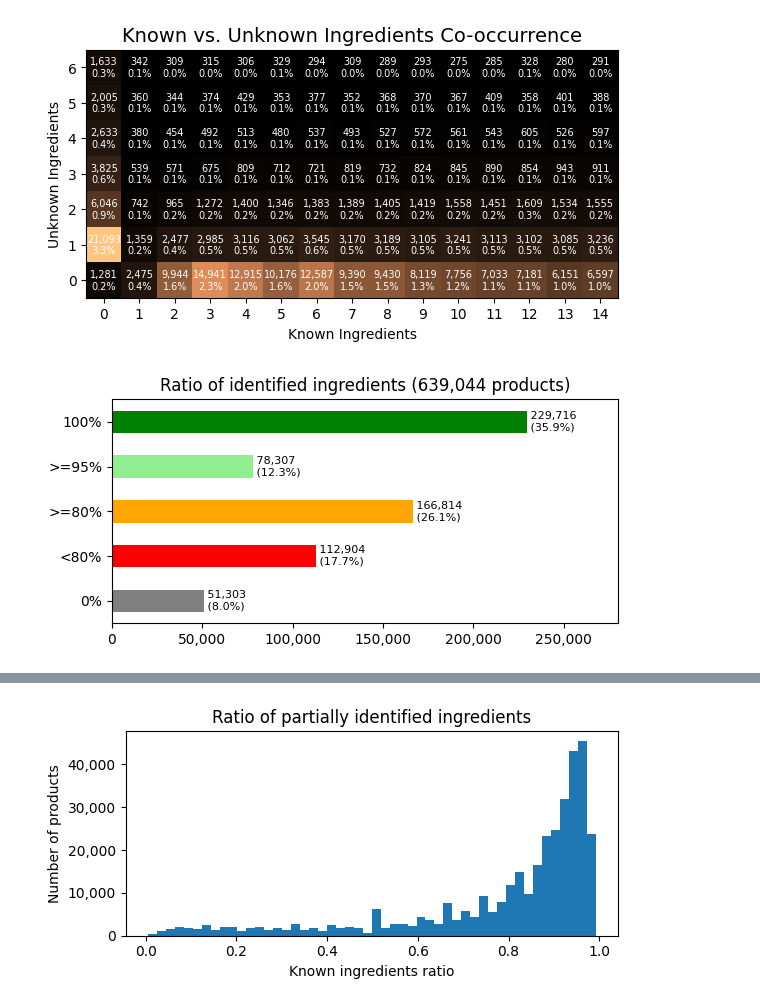
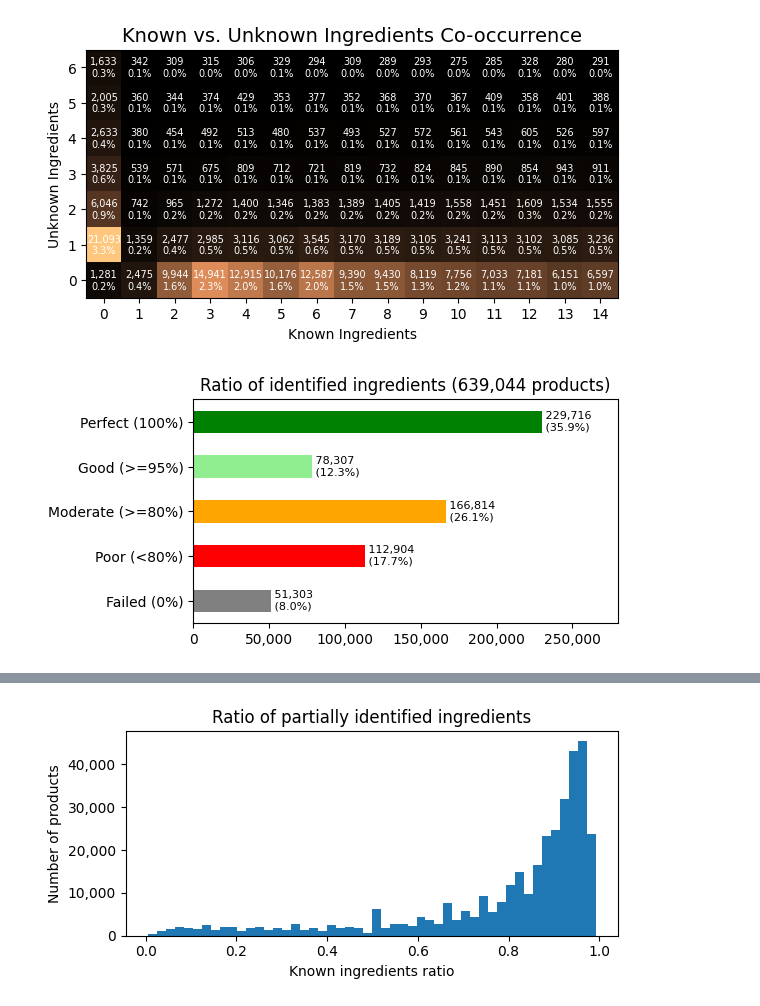
Before and after one commit to goerlitz/openfoodfacts-data-analysis, a Jupyter notebook: notebooks/14_ingredient_analysis2.ipynb, the cells around one changed output, grey strips where cells are left out. Drawn from its saved outputs; the diff is of its cells as text; code cells hidden in the pictures.

```diff
--- a/notebooks/14_ingredient_analysis2.ipynb
+++ b/notebooks/14_ingredient_analysis2.ipynb
@@ -347,38 +396,39 @@ plt.show()
 # %%
 def categorize_ratio(row):
     known = row.known_ingredients_n
     unknown = row.unknown_ingredients_n
     total = known + unknown
     # Avoid division by zero: if total is 0, treat the ratio as 0
     ratio = known / total if total else 0
 
     if ratio == 1:
-        return "100%"
+        return "Perfect (100%)"
     elif ratio >= 0.95:
-        return ">=95%"
+        return "Good (>=95%)"
     elif ratio >= 0.80:
-        return ">=80%"
+        return "Moderate (>=80%)"
     elif ratio == 0:
-        return "0%"
+        return "Failed (0%)"
     else:
-        return "<80%"
+        return "Poor (<80%)"
 
 colors = ['green', 'lightgreen', 'orange', 'red', 'grey']
 
 # Add the new column with the categories
-ax = df_identified.apply(categorize_ratio, axis=1).value_counts().reindex(["100%", ">=95%", ">=80%", "<80%", "0%"]).plot.barh(figsize=(6,3), color=colors)
+s_cat_identified = df_identified.apply(categorize_ratio, axis=1)
+ax = s_cat_identified.value_counts().reindex(["Perfect (100%)", "Good (>=95%)", "Moderate (>=80%)", "Poor (<80%)", "Failed (0%)"]).plot.barh(figsize=(6,3), color=colors)
 
 ax.xaxis.set_major_formatter(FuncFormatter(lambda x, pos: f'{int(x):,}'))
 ax.invert_yaxis()
 ax.set_xlim(0, 280000)
 
 for p in ax.patches:
     width = p.get_width()
     ax.text(width + 1, p.get_y() + p.get_height() / 2,
             f' {width:,}\n ({width / len(df_identified) * 100:.1f}%)', va='center', ha='left', fontsize=8)
 
 plt.title(f"Ratio of identified ingredients ({len(df_identified):,} products)")
 plt.tight_layout()
-plt.show()
+plt.savefig("ratio_rating_ingredients.png");
 # %% [output]
-[figure, old version]
+[figure, new version]
```
Also changed, not shown: parts of 17 cells of this notebook.
